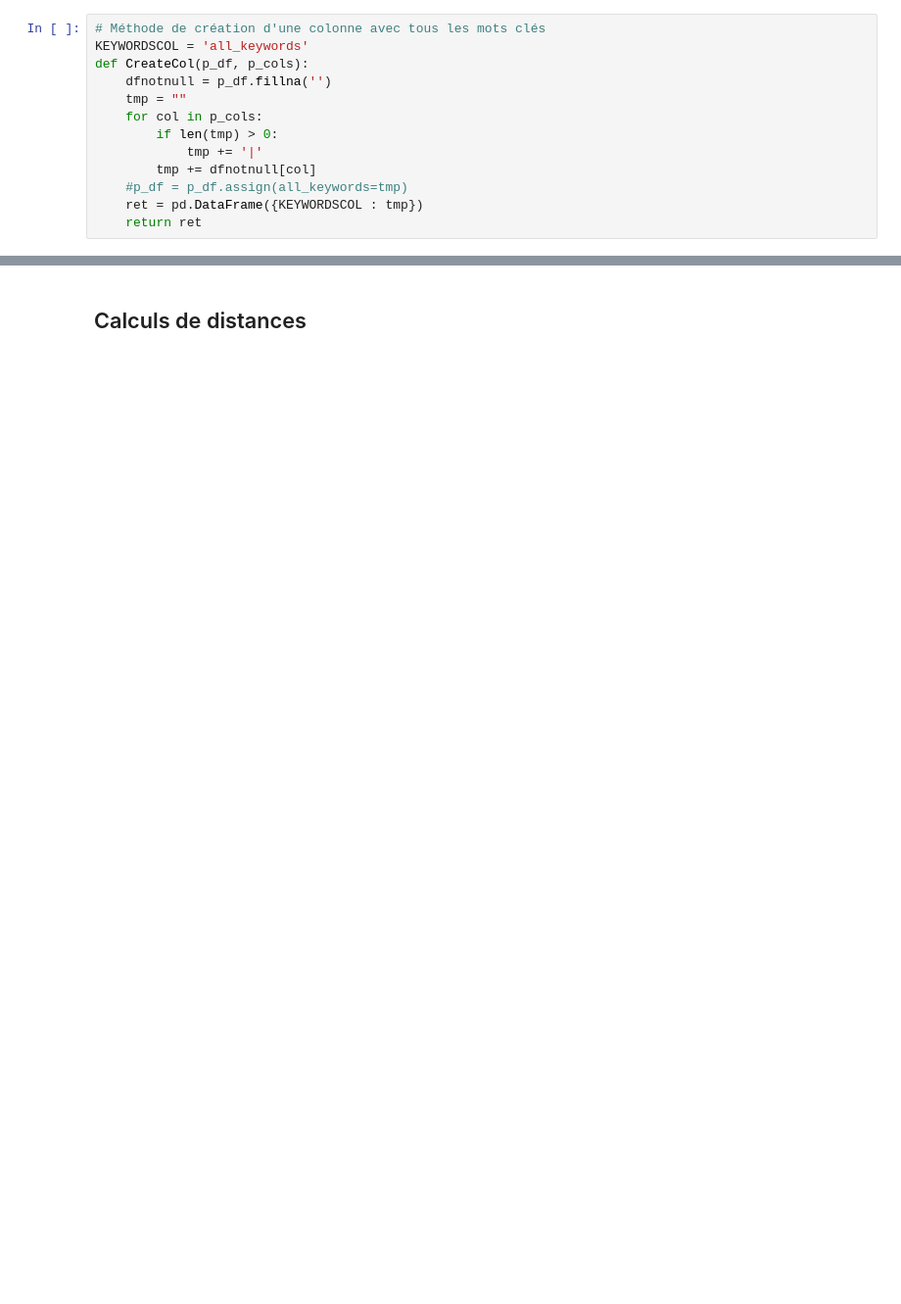
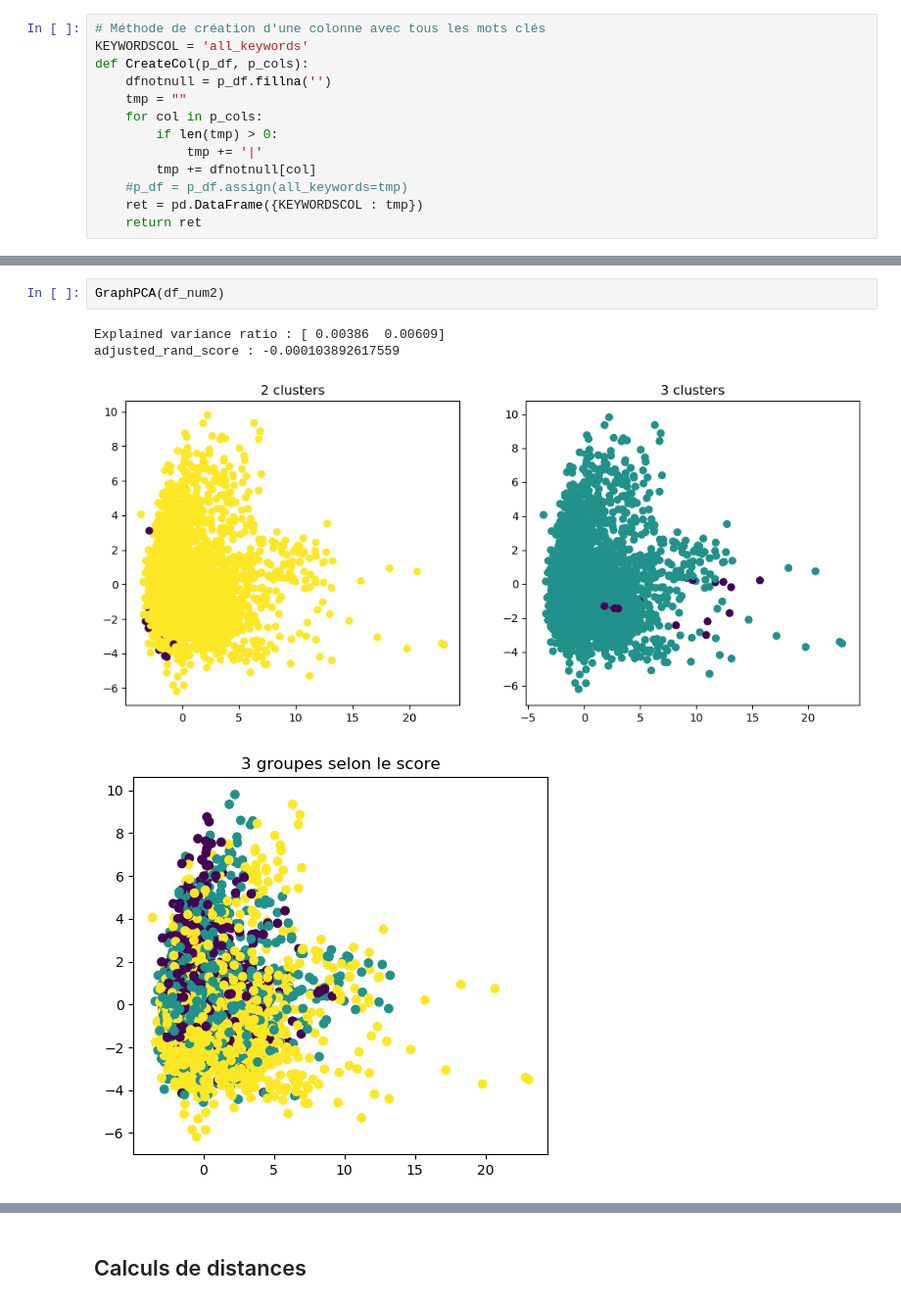
Before and after one commit to morganscao/Projet3, a Jupyter notebook: Notebooks/Projet2 - Modelisation.ipynb, the cells around one changed output, grey strips where cells are left out. Shown at 98% size. Drawn from its saved outputs; the diff is of its cells as text; blank space fills up the shorter version.

```diff
--- a/Notebooks/Projet2 - Modelisation.ipynb
+++ b/Notebooks/Projet2 - Modelisation.ipynb
@@ -169,0 +221,7 @@ print (df_num.shape)
+# %%
+GraphPCA(df_num2)
+# %% [output]
+Explained variance ratio : [ 0.00386  0.00609]
+adjusted_rand_score : -0.000103892617559
+[figure, added]
+[figure, added]
```
Also changed, not shown: parts of 71 cells of this notebook, 4 other files.
